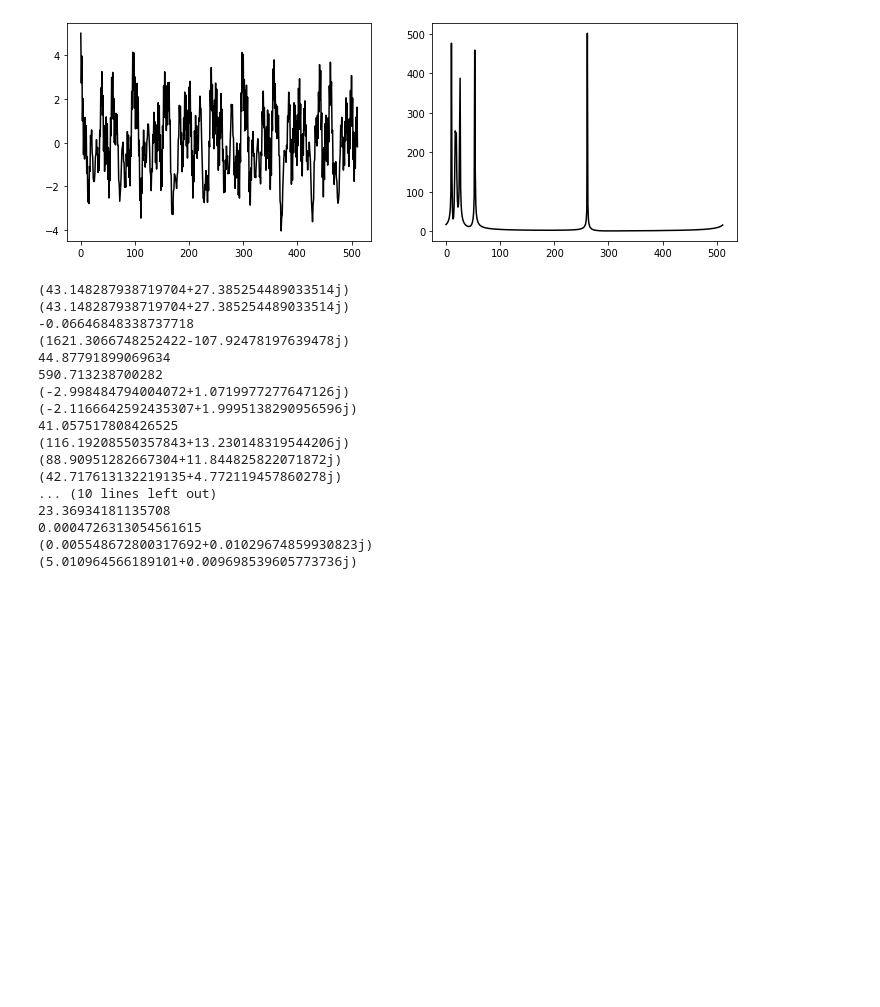
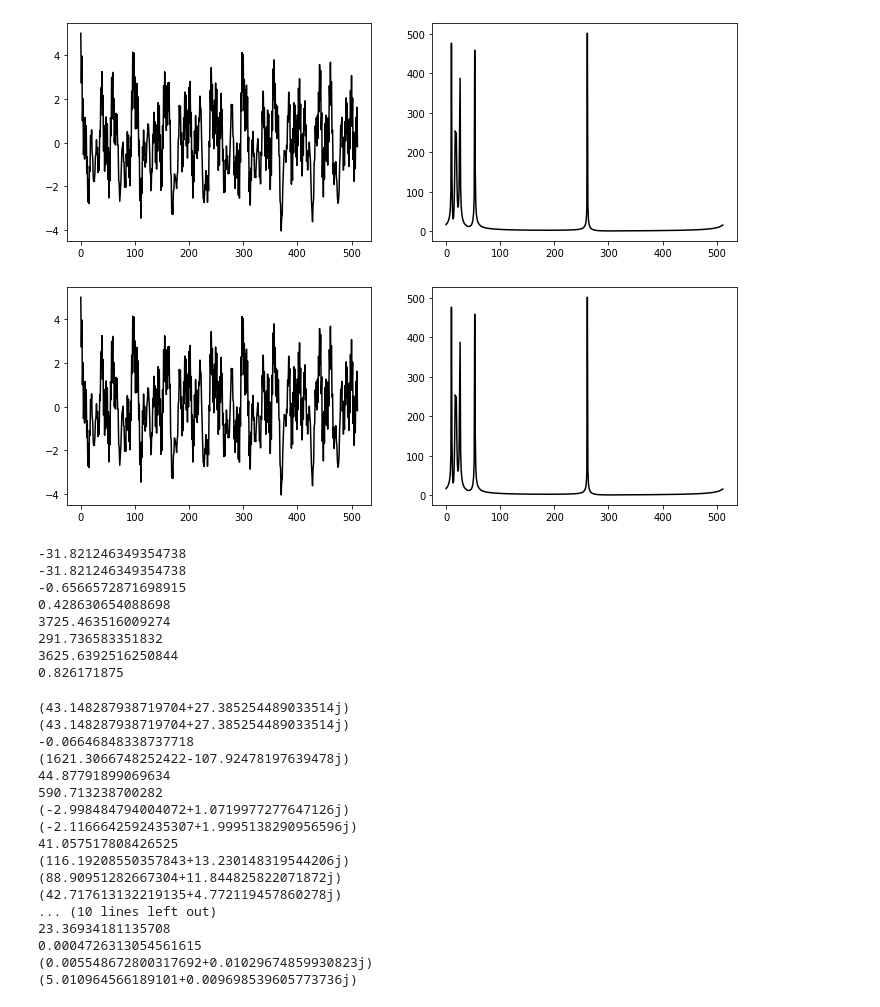
Before and after one commit to MVRonkin/dsatools, a Jupyter notebook: examples/test_distances.ipynb, the cells around one changed output. Drawn from its saved outputs; the diff is of its cells as text; code cells hidden in the pictures; blank space fills up the shorter version.

```diff
--- a/examples/test_distances.ipynb
+++ b/examples/test_distances.ipynb
@@ -63,6 +63,43 @@ print(kl_cdf(signal1,signal2, a=None, generalize=True))
 (0.005548672800317692+0.01029674859930823j)
 (5.010964566189101+0.009698539605773736j)
 [figure]
+# %%
+import dsatools
+from dsatools import utilits as ut
+from dsatools.distances import *
+
+fs = 10
+signal1 = dsatools.generator.harmonics(amplitude=[1],
+                    f0=[0.3,0.2,0.5,5.1,1.04],
+                    delta_f=[0.1],fs=10)
+df = 0.2
+signal2 = dsatools.generator.harmonics(amplitude=[1],
+                    f0=[0.3+df,0.2,0.5,5.1+df,1.04],
+                    delta_f=[0.1],fs=10)
+
+ut.probe(signal1)
+
+print(dsatools.distances.hasudorf(signal1,signal2))
+print(dsatools.distances.hasudorf_test(signal1,signal2,reduction='sum'))
+print(dsatools.distances.hasudorf_test(signal1,signal2,reduction='max'))
+print(dsatools.distances.hasudorf_test(signal1,signal2,reduction=None))
+print(dsatools.distances.dtw(signal1,signal2))
+print(dsatools.distances.dtw(signal1,signal2,weight=0.01))
+print(dsatools.distances.ddtw(signal1,signal2))
+print(dsatools.distances.lcss(signal1,signal2))
+print(dsatools.distances.erp(signal1,signal2))
+print(dsatools.distances.twe(signal1,signal2))
+print(dsatools.distances.msm(signal1,signal2))
+# %% [output]
+[figure, added]
+-31.821246349354738
+-31.821246349354738
+-0.6566572871698915
+0.428630654088698
+3725.463516009274
+291.736583351832
+3625.6392516250844
+0.826171875
 # %%
 import dsatools
 from dsatools import utilits as ut
```
Also changed, not shown: 4 other files.
